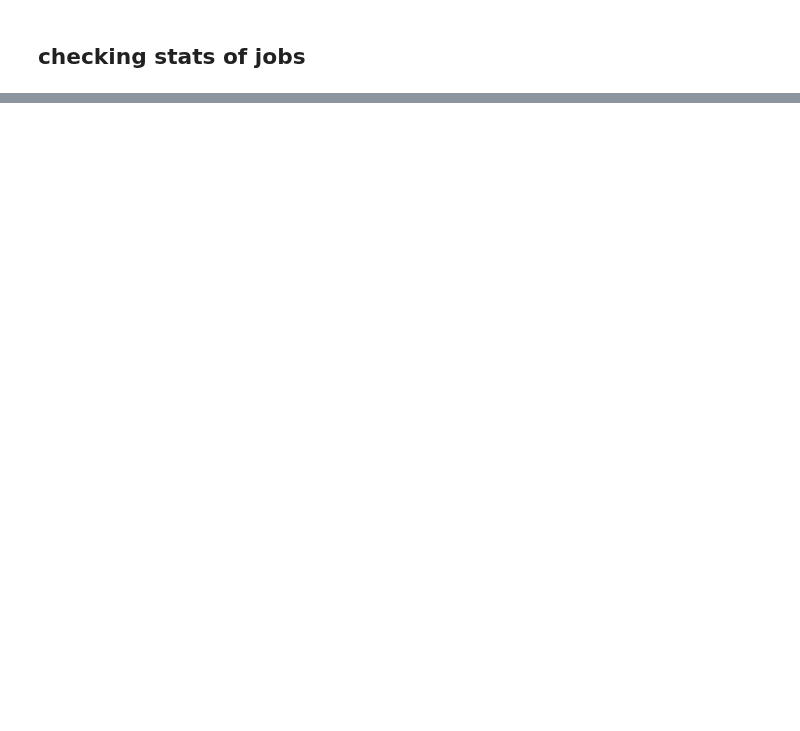
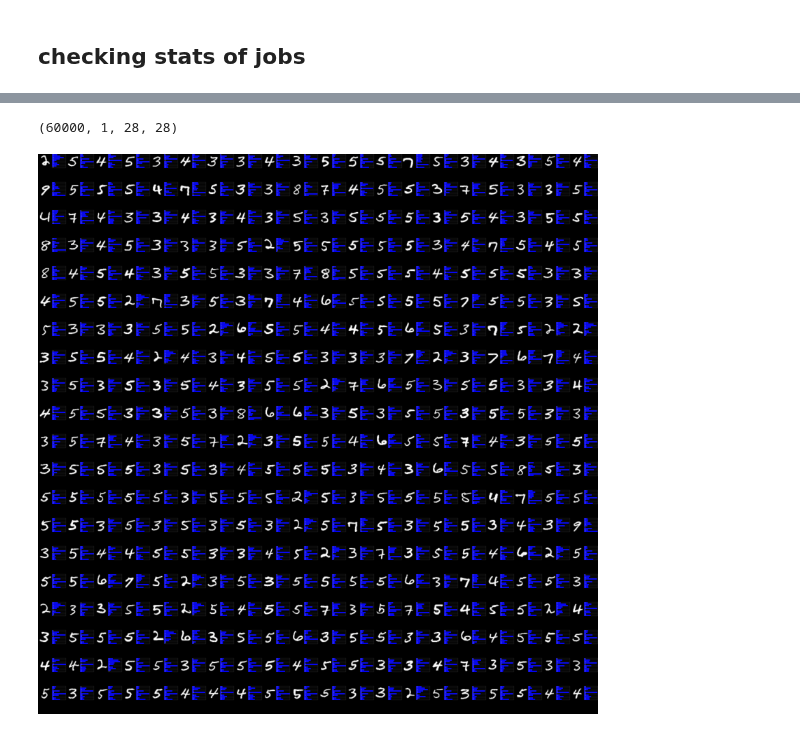
Before and after one commit to mehdidc/feature_generation, a Jupyter notebook: ipynb/out_of_the_box.ipynb, the cells around one changed output, grey strips where cells are left out. Saved outputs shown, nothing was run; the diff lists cells and outputs as text; code cells hidden in the pictures; blank space fills up the shorter version.

```diff
--- a/ipynb/out_of_the_box.ipynb
+++ b/ipynb/out_of_the_box.ipynb
@@ -30,7 +62,9 @@ jobs_gen = to_generation(jobs)
 # %%
 #model_folder = '../../nnbench/out/feature_generation/5_vs_fake_jobset75'
 model_folder = '../tools/models/mnist/m2'
-model = model_from_json(open(os.path.join(model_folder, 'model.json')).read())
+arch = (open(os.path.join(model_folder, 'model.json'))).read()
+arch = arch.replace('softmax', 'linear')
+model = model_from_json(arch)
 model.load_weights(os.path.join(model_folder, 'model.h5'))
 # %% [markdown]
 ## checking all generated
@@ -102,0 +178,9 @@ for i in range(len(images)):
+# %%
+preds = model.predict(X)
+preds = (preds - preds.min(axis=0, keepdims=True)) / (preds.max(axis=0, keepdims=True) - preds.min(axis=0, keepdims=True))
+objectness = compute_sample_objectness(preds)
+# %%
+ind = np.argsort(objectness)[::-1]
+X_sorted = X[ind]
+preds_sorted = preds[ind]
+objectness_sorted = objectness[ind]
@@ -102,0 +197,10 @@ for i in range(len(images)):
+# %%
+print(X.shape)
+# %% [output]
+(60000, 1, 28, 28)
+# %%
+im = disp_grid_with_pred(X_sorted[0:400], preds_sorted[0:400])
+imsave('imgs/out.png', im)
+Image('imgs/out.png', width=800, height=800)
+# %% [output]
+[figure, added]
```
Also changed, not shown: parts of 9 cells of this notebook, 2 other files.
